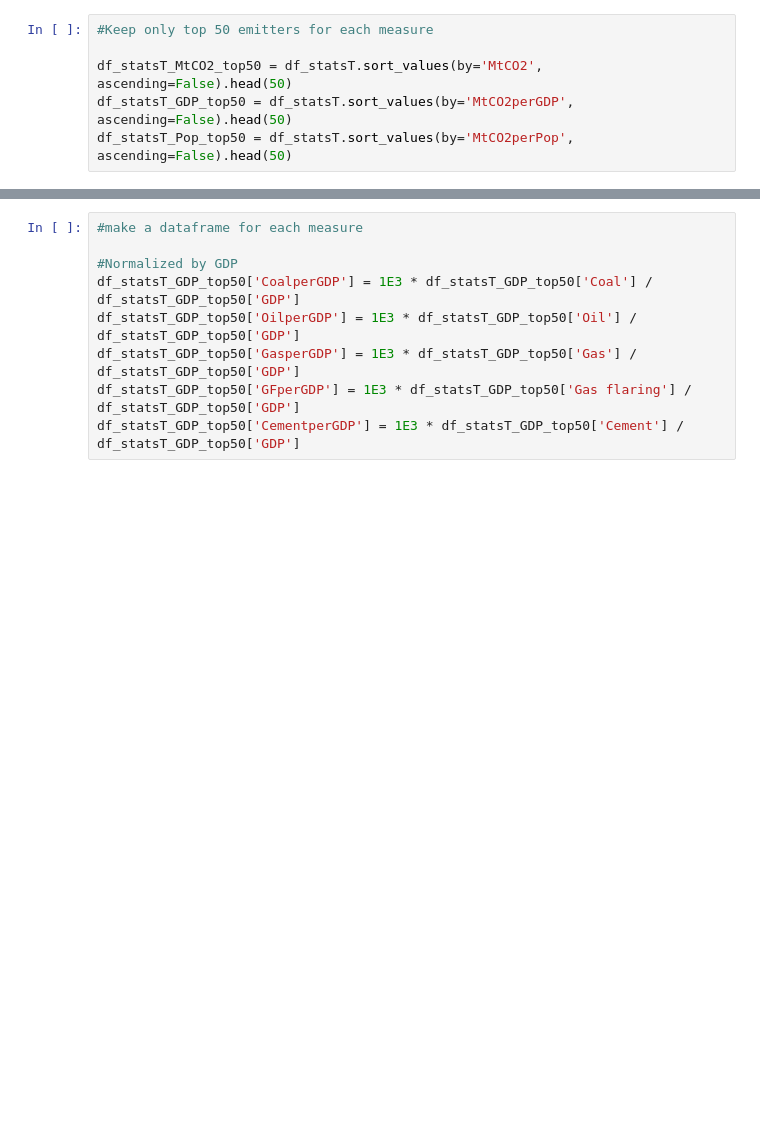
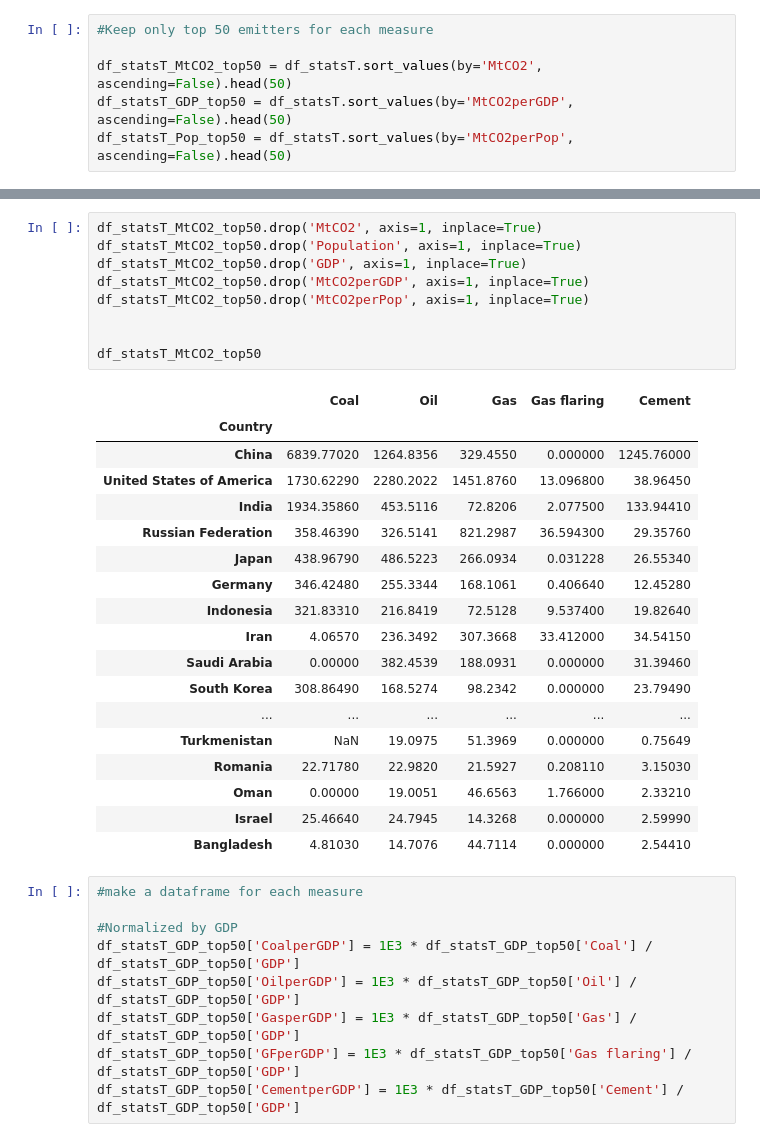
Before and after one commit to KatiRG/CO2Sankey, a Jupyter notebook: Build_countriesonly_stackedbar.ipynb, the cells around one changed output, grey strips where cells are left out. Drawn from its saved outputs; the diff is of its cells as text; blank space fills up the shorter version.

```diff
--- a/Build_countriesonly_stackedbar.ipynb
+++ b/Build_countriesonly_stackedbar.ipynb
@@ -191,3 +212,31 @@ df_statsT_Pop_top50 = df_statsT.sort_values(by='MtCO2perPop', ascending=False).h
+# %%
+df_statsT_MtCO2_top50.drop('MtCO2', axis=1, inplace=True)
+df_statsT_MtCO2_top50.drop('Population', axis=1, inplace=True)
+df_statsT_MtCO2_top50.drop('GDP', axis=1, inplace=True)
+df_statsT_MtCO2_top50.drop('MtCO2perGDP', axis=1, inplace=True)
+df_statsT_MtCO2_top50.drop('MtCO2perPop', axis=1, inplace=True)
+
+
+df_statsT_MtCO2_top50
+# %% [output]
+|  | Coal | Oil | Gas | Gas flaring | Cement |
+| Country |  |  |  |  |  |
+| China | 6839.77020 | 1264.8356 | 329.4550 | 0.000000 | 1245.76000 |
+| United States of America | 1730.62290 | 2280.2022 | 1451.8760 | 13.096800 | 38.96450 |
+| India | 1934.35860 | 453.5116 | 72.8206 | 2.077500 | 133.94410 |
+| Russian Federation | 358.46390 | 326.5141 | 821.2987 | 36.594300 | 29.35760 |
+| Japan | 438.96790 | 486.5223 | 266.0934 | 0.031228 | 26.55340 |
+| Germany | 346.42480 | 255.3344 | 168.1061 | 0.406640 | 12.45280 |
+| Indonesia | 321.83310 | 216.8419 | 72.5128 | 9.537400 | 19.82640 |
+| Iran | 4.06570 | 236.3492 | 307.3668 | 33.412000 | 34.54150 |
+| Saudi Arabia | 0.00000 | 382.4539 | 188.0931 | 0.000000 | 31.39460 |
+| South Korea | 308.86490 | 168.5274 | 98.2342 | 0.000000 | 23.79490 |
+| ... | ... | ... | ... | ... | ... |
+| Turkmenistan | NaN | 19.0975 | 51.3969 | 0.000000 | 0.75649 |
+| Romania | 22.71780 | 22.9820 | 21.5927 | 0.208110 | 3.15030 |
+| Oman | 0.00000 | 19.0051 | 46.6563 | 1.766000 | 2.33210 |
+| Israel | 25.46640 | 24.7945 | 14.3268 | 0.000000 | 2.59990 |
+| Bangladesh | 4.81030 | 14.7076 | 44.7114 | 0.000000 | 2.54410 |
 # %%
 #make a dataframe for each measure
 
```
Also changed, not shown: parts of 2 cells of this notebook, 7 other files.
